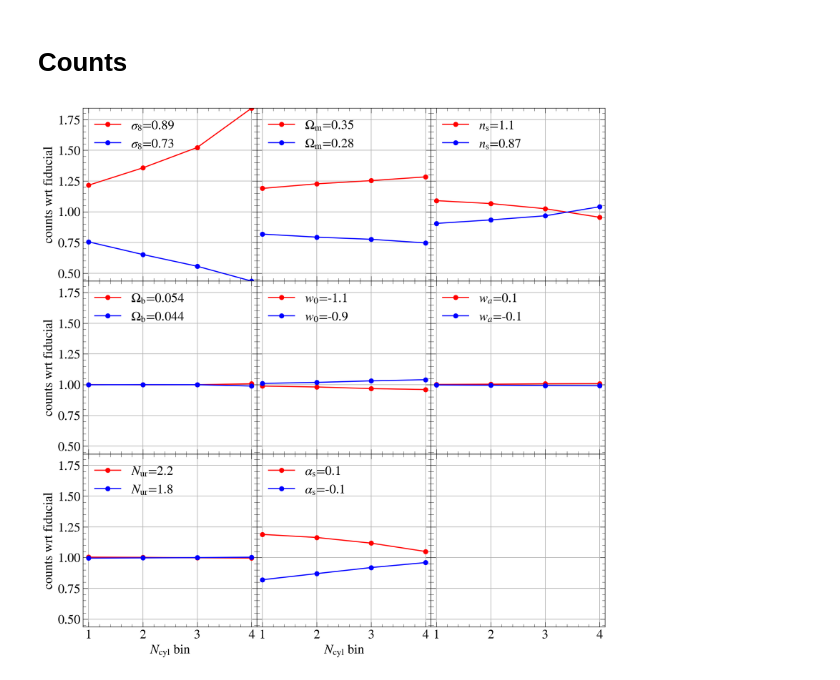
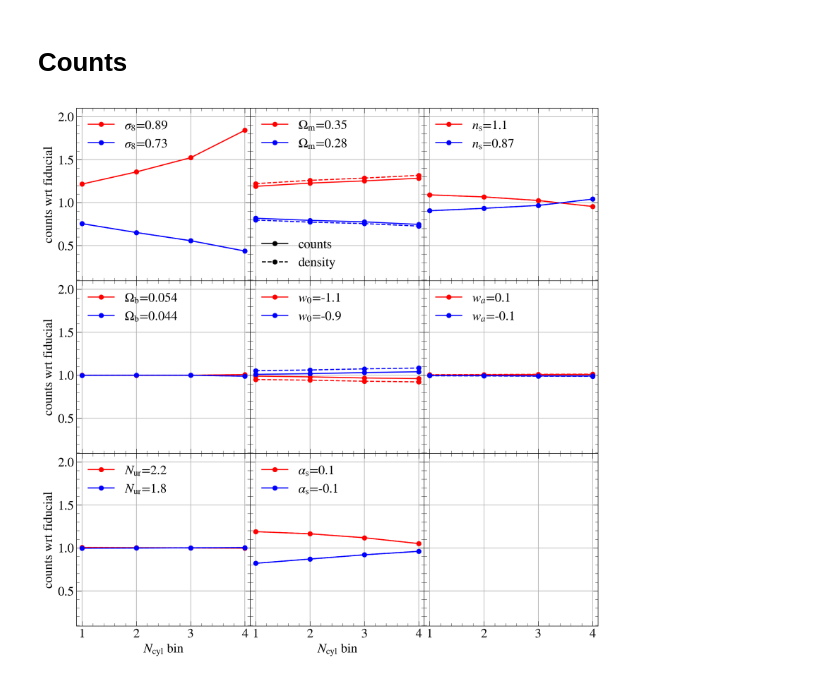
Before and after one commit to hywu/hod-selection-bias, a Jupyter notebook: repo/plots_for_paper/cosmo_sensitivities_from_emu.ipynb, the cells around one changed output. Saved outputs shown, nothing was run; the diff lists cells and outputs as text; code cells hidden in the pictures.

```diff
--- a/repo/plots_for_paper/cosmo_sensitivities_from_emu.ipynb
+++ b/repo/plots_for_paper/cosmo_sensitivities_from_emu.ipynb
@@ -32,6 +32,8 @@ emu_name = 'all'
 binning = 'lam'
 iz = 0
 zid = 3
+zmin = 0.2
+zmax = 0.35
 loc = '/projects/hywu/cluster_sims/cluster_finding/data/'
 train_loc = loc + f'emulator_train/{emu_name}/z0p{zid}00/{binning}/'
 
@@ -99,7 +101,7 @@ for ibin in range(4):
     line2, = plt.plot(x, -100+0*x, c='k', ls=':', label='match counts')
     legend1 = plt.legend(handles=[line1, line2], loc=1, frameon=False)
     plt.gca().add_artist(legend1)
-    plt.legend(loc=4,frameon=False)
+    #plt.legend(loc=4,frameon=False)
 
     plt.subplot(3,3,2) # add bin id to the second panel
     plt.title(f'Bin {ibin}')
@@ -146,7 +148,7 @@ for ibin in range(4):
                 plt.xscale('log')
 
                 if binning == 'lam':
-                    legend3 = plt.legend(handles=legend_handles, loc=4, frameon=False)
+                    plt.legend(handles=legend_handles, loc=4, frameon=False)
                 if ipara > 5:
                     plt.xlabel(r'$r_{\rm p} ~ [{\rm pMpc}]$')
                 if ipara % 3 == 0:
@@ -169,36 +171,68 @@ binning = 'lam'
 #for binning in ['lam']:
 pdv = PredDataVector(emu_name, binning, iz)
 abun_fid = pdv.pred_abundance(np.atleast_2d(para_fid))
+from astropy.cosmology import w0waCDM
+Om0 = para_fid[1]
+Ode0 = 1-Om0
+w0 = para_fid[4]
+wa = para_fid[5]
+cosmo = w0waCDM(H0=100, Om0=Om0, Ode0=Ode0, w0=w0, wa=wa)
+volume_fid = cosmo.comoving_volume(zmax) - cosmo.comoving_volume(zmin)
+den_fid = abun_fid / volume_fid
+
+
+plt.subplot(3,3,2) # add legend only to the Om panel
+x = np.linspace(0.1,1)
+line1, = plt.plot(x, -100+0*x, 'o-', c='k', label='counts')
+line2, = plt.plot(x, -100+0*x, 'o--', c='k', label='density')
+legend1 = plt.legend(handles=[line1, line2], loc=3, frameon=False)
+plt.gca().add_artist(legend1)
 
 for ipara in range(npara):
     plt.subplot(3,3,ipara+1)
+    legend_handles = []
     for p_or_m in [1, -1]:
         pm = np.zeros(npara)
         pm[ipara] = p_or_m
         para_vary = para_fid * 1.
         if para_fid[ipara] != 0:
             para_vary[ipara] = para_fid[ipara]*(1+0.1*p_or_m)
         else:
             para_vary[ipara] = para_fid[ipara] + 0.1*p_or_m
 
         X_test = np.atleast_2d(para_vary)
         abun_pred = pdv.pred_abundance(X_test)
         if p_or_m == 1:
             c = 'red'
         if p_or_m == -1:
             c = 'blue'
 
+
+        ##### volume #####
+        Om0 = para_vary[1]
+        Ode0 = 1-Om0
+        w0 = para_vary[4]
+        wa = para_vary[5]
+        cosmo = w0waCDM(H0=100, Om0=Om0, Ode0=Ode0, w0=w0, wa=wa)
+        volume = cosmo.comoving_volume(zmax) - cosmo.comoving_volume(zmin)
+        den_pred = abun_pred / volume
+
+
         label = f'{key_list2[ipara]}={para_vary[ipara]:.2g}'
-        plt.plot(np.arange(1,5), abun_pred/abun_fid, 'o-', c=c,
+        line3, = plt.plot(np.arange(1,5), abun_pred/abun_fid, 'o-', c=c,
                  label=label)
-        plt.legend(loc=2, frameon=False)
+        legend_handles.append(line3)
+        plt.plot(np.arange(1,5), den_pred/den_fid, 'o--', c=c)
+        #plt.legend(loc=2, frameon=False)
+        plt.legend(handles=legend_handles, loc=2, frameon=False)
 
     if ipara > 5:
         plt.xlabel(r'$N_{\rm cyl}$ bin')
     if ipara % 3 == 0:
         plt.ylabel(r'counts wrt fiducial')
     plt.xlim(0.9, 4.1)
+    plt.ylim(0.09, 2.1)
 
 plt.savefig('../../plots/for_paper/sensitivities_cosmo_counts.pdf')
 # %% [output]
-[figure, old version]
+[figure, new version]
```
Also changed, not shown: 2 other files.
